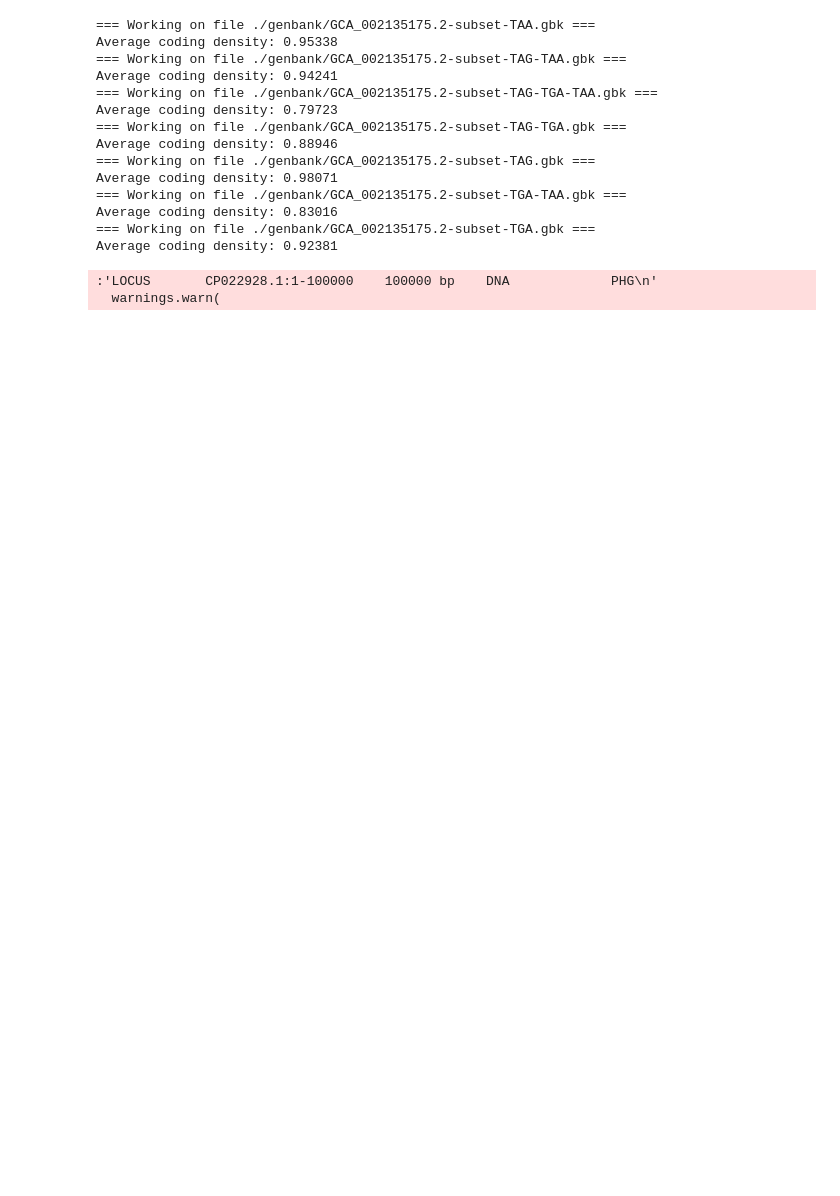
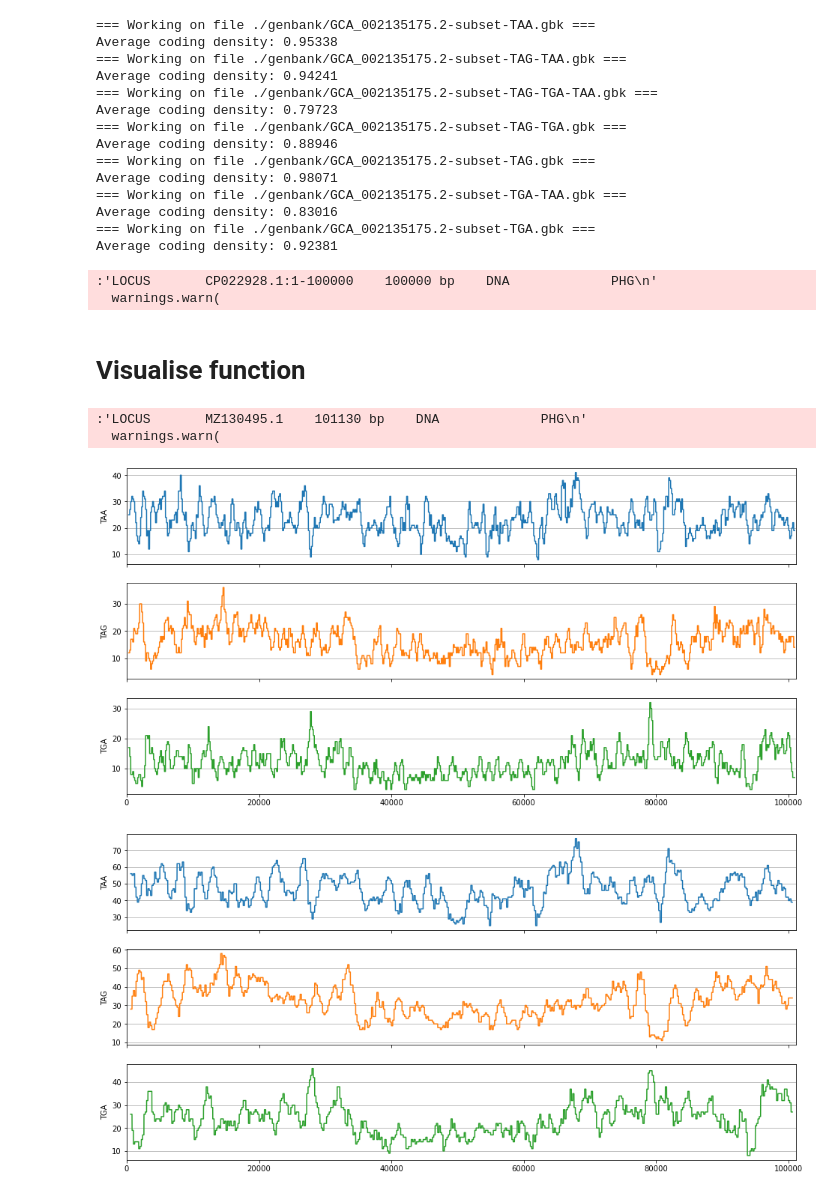
Before and after one commit to susiegriggo/Phicore, a Jupyter notebook: getting_started.ipynb, the cells around one changed output. Drawn from its saved outputs; the diff is of its cells as text; code cells hidden in the pictures; blank space fills up the shorter version.

Commit message:
STOPs distributions are plotted.

```diff
--- a/getting_started.ipynb
+++ b/getting_started.ipynb
@@ -7,4 +11,7 @@ from Bio import SeqIO
 # %%
+from multiprocessing.resource_sharer import stop
+
+
 def genbank_seqio(gbkf, verbose=False):
     """
     Get the parser stream
@@ -148,12 +155,16 @@ def get_distribution_of_stops(seqiorec, window=210, step=1):
         taa = window_seq.count('TAA')
         tag = window_seq.count('TAG')
         tga = window_seq.count('TGA')
-        stops_distr['TAA'].extend([taa] + [np.NAN]*(step - 1))
-        stops_distr['TAG'].extend([tag] + [np.NAN]*(step - 1))
-        stops_distr['TGA'].extend([tga] + [np.NAN]*(step - 1))
+        stops_distr['TAA'].extend([taa]*(step))
+        stops_distr['TAG'].extend([tag]*(step))
+        stops_distr['TGA'].extend([tga]*(step))
         i += step
-    stops_distr['TAA'].extend([np.NAN]*int(window/2))
-    stops_distr['TAG'].extend([np.NAN]*int(window/2))
-    stops_distr['TGA'].extend([np.NAN]*int(window/2))
+
+    i -= step
+    left = len(seqiorec.seq) - len(stops_distr['TAA'])
+    if left > 0:
+        stops_distr['TAA'].extend([np.NAN]*left)
+        stops_distr['TAG'].extend([np.NAN]*left)
+        stops_distr['TGA'].extend([np.NAN]*left)
 
     return pd.DataFrame(stops_distr)
@@ -192,3 +205,34 @@ Average coding density: 0.83016
 Average coding density: 0.92381
 :'LOCUS       CP022928.1:1-100000    100000 bp    DNA             PHG\n'
   warnings.warn(
+# %% [markdown]
+# Visualise function
+# %%
+def visualise(df, length, labels):
+
+    """
+    df: dataframe
+    length: length of genomes
+    lables: lables of stats
+    """
+
+    axes = df.plot.line(subplots=True, figsize=(16, 8), legend=False)
+
+    for i in range(len(axes)):
+        axes[i].set_xlim(0, length)
+        axes[i].yaxis.grid()
+        axes[i].set_axisbelow(True)
+        axes[i].set(ylabel=labels[i])
+# %%
+infiles = glob.glob('./genbank/UAG-readthrough_crAss_clade_sp._strain_cr150_1*.gbk')
+record = list(genbank_seqio(infiles[0]))[0]
+df = get_distribution_of_stops(record, window=600, step=150)
+# print(df.head(150))
+visualise(df.drop(['x'], axis=1), length=len(df['x']), labels=['TAA', 'TAG', 'TGA'])
+df = get_distribution_of_stops(record, window=1200, step=200)
+visualise(df.drop(['x'], axis=1), length=len(df['x']), labels=['TAA', 'TAG', 'TGA'])
+# %% [output]
+:'LOCUS       MZ130495.1    101130 bp    DNA             PHG\n'
+  warnings.warn(
+[figure, added]
+[figure, added]
```
Also changed, not shown: parts of 3 cells of this notebook.
